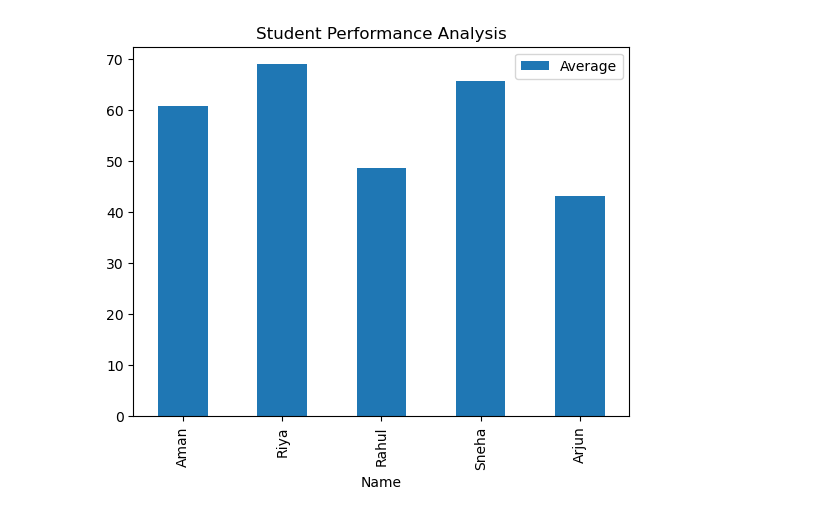
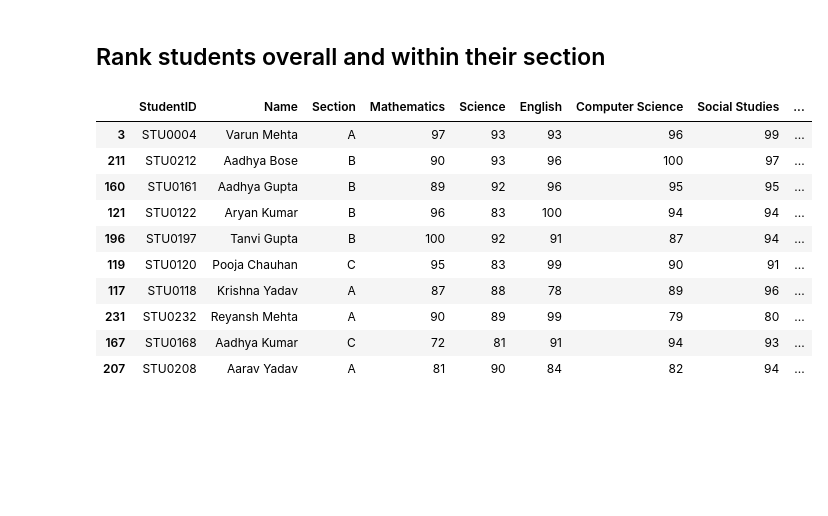
Before and after one commit to Sweta-Sharma2002/student-performance-analytics, a Jupyter notebook: Student_Performance_Analyzer.ipynb, the cells around one changed output. Drawn from its saved outputs; the diff is of its cells as text; code cells hidden in the pictures; blank space fills up the shorter version.

```diff
--- a/Student_Performance_Analyzer.ipynb
+++ b/Student_Performance_Analyzer.ipynb
@@ -76,12 +54,19 @@ df.sort_values("Rank")
-# %%
-import matplotlib.pyplot as plt
-
-df.plot(x="Name", y="Average", kind="bar")
-
-plt.title("Student Performance Analysis")
-
-plt.savefig("performance_chart.png")
-
-plt.show()
-# %% [output]
-[figure, removed]
+# %% [markdown]
+## Rank students overall and within their section
+# %%
+df["OverallRank"] = df["Total"].rank(ascending=False, method="min").astype(int)
+df["SectionRank"] = df.groupby("Section")["Total"].rank(ascending=False, method="min").astype(int)
+
+df.sort_values("OverallRank").head(10)
+# %% [output]
+|  | StudentID | Name | Section | Mathematics | Science | English | Computer Science | Social Studies | ... |
+| 3 | STU0004 | Varun Mehta | A | 97 | 93 | 93 | 96 | 99 | ... |
+| 211 | STU0212 | Aadhya Bose | B | 90 | 93 | 96 | 100 | 97 | ... |
+| 160 | STU0161 | Aadhya Gupta | B | 89 | 92 | 96 | 95 | 95 | ... |
+| 121 | STU0122 | Aryan Kumar | B | 96 | 83 | 100 | 94 | 94 | ... |
+| 196 | STU0197 | Tanvi Gupta | B | 100 | 92 | 91 | 87 | 94 | ... |
+| 119 | STU0120 | Pooja Chauhan | C | 95 | 83 | 99 | 90 | 91 | ... |
+| 117 | STU0118 | Krishna Yadav | A | 87 | 88 | 78 | 89 | 96 | ... |
+| 231 | STU0232 | Reyansh Mehta | A | 90 | 89 | 99 | 79 | 80 | ... |
+| 167 | STU0168 | Aadhya Kumar | C | 72 | 81 | 91 | 94 | 93 | ... |
+| 207 | STU0208 | Aarav Yadav | A | 81 | 90 | 84 | 82 | 94 | ... |
```
Also changed, not shown: parts of 17 cells of this notebook.
